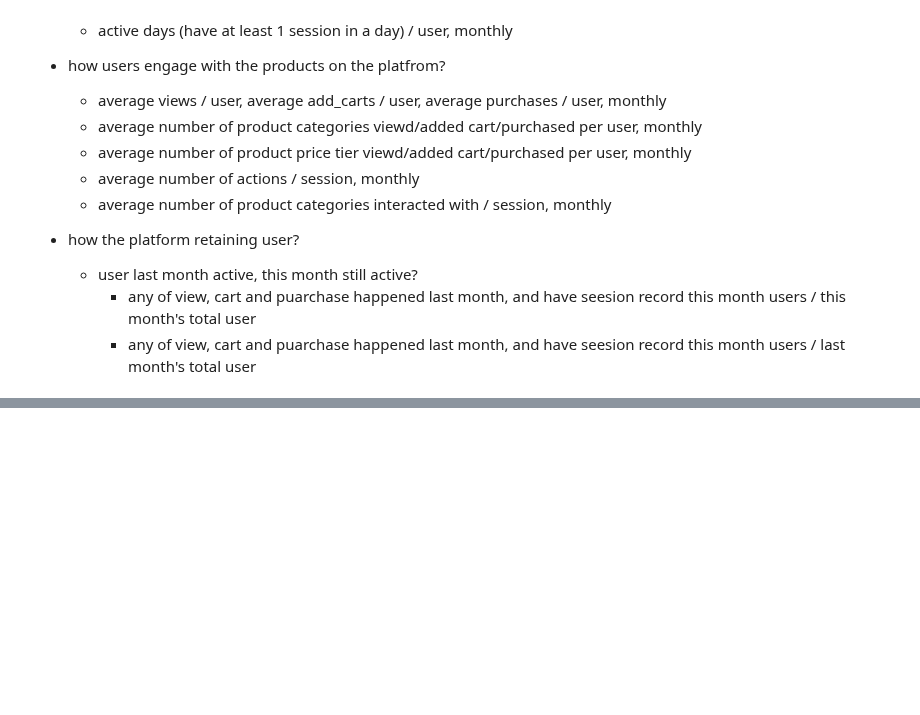
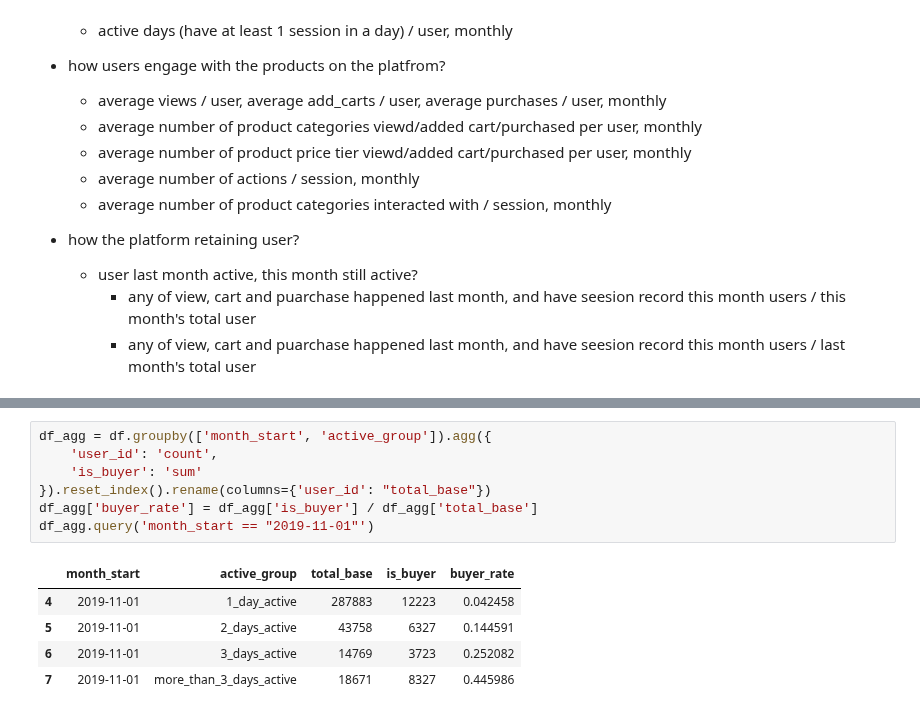
Before and after one commit to yuu1zhou/Online-cosmetics-shop-user-behavior-analysis, a Jupyter notebook: python_scripts/explore.ipynb, the cells around one changed output, grey strips where cells are left out. Drawn from its saved outputs; the diff is of its cells as text; blank space fills up the shorter version.

```diff
--- a/python_scripts/explore.ipynb
+++ b/python_scripts/explore.ipynb
@@ -138,0 +227,13 @@ how active were people on the platform?
+# %%
+df_agg = df.groupby(['month_start', 'active_group']).agg({
+    'user_id': 'count',
+    'is_buyer': 'sum'
+}).reset_index().rename(columns={'user_id': "total_base"})
+df_agg['buyer_rate'] = df_agg['is_buyer'] / df_agg['total_base']
+df_agg.query('month_start == "2019-11-01"')
+# %% [output]
+|  | month_start | active_group | total_base | is_buyer | buyer_rate |
+| 4 | 2019-11-01 | 1_day_active | 287883 | 12223 | 0.042458 |
+| 5 | 2019-11-01 | 2_days_active | 43758 | 6327 | 0.144591 |
+| 6 | 2019-11-01 | 3_days_active | 14769 | 3723 | 0.252082 |
+| 7 | 2019-11-01 | more_than_3_days_active | 18671 | 8327 | 0.445986 |
```
Also changed, not shown: parts of 11 cells of this notebook, 1 other file.
